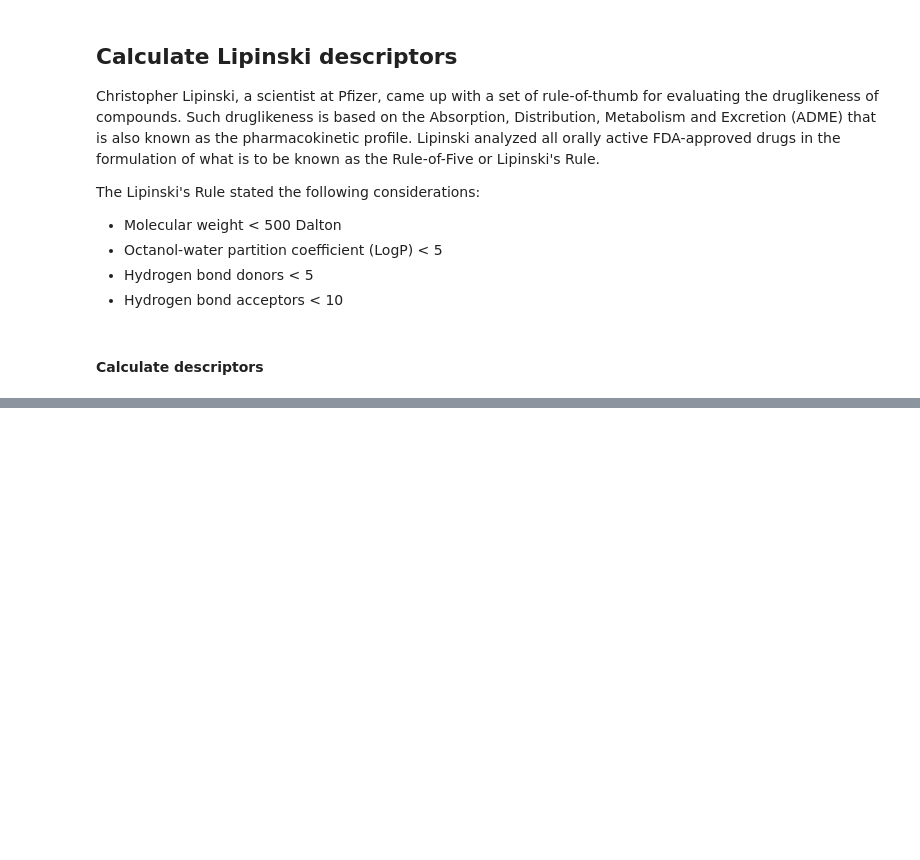
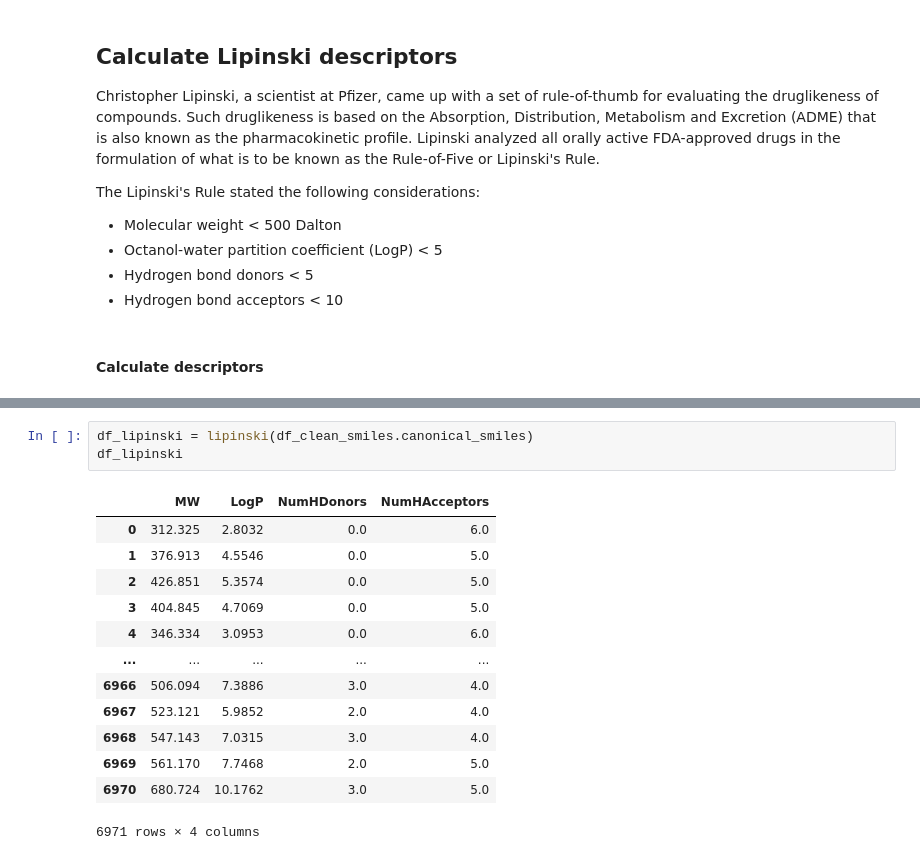
Before and after one commit to alejandrodf1/Computational-Drug-Discovery, a Jupyter notebook: notebooks/2.0-Acetylcholinesterase_exploratory_data_analysis.ipynb, the cells around one changed output, grey strips where cells are left out. Drawn from its saved outputs; the diff is of its cells as text; blank space fills up the shorter version.

```diff
--- a/notebooks/2.0-Acetylcholinesterase_exploratory_data_analysis.ipynb
+++ b/notebooks/2.0-Acetylcholinesterase_exploratory_data_analysis.ipynb
@@ -96,0 +114,17 @@ def lipinski(smiles, verbose=False):
+# %%
+df_lipinski = lipinski(df_clean_smiles.canonical_smiles)
+df_lipinski
+# %% [output]
+|  | MW | LogP | NumHDonors | NumHAcceptors |
+| 0 | 312.325 | 2.8032 | 0.0 | 6.0 |
+| 1 | 376.913 | 4.5546 | 0.0 | 5.0 |
+| 2 | 426.851 | 5.3574 | 0.0 | 5.0 |
+| 3 | 404.845 | 4.7069 | 0.0 | 5.0 |
+| 4 | 346.334 | 3.0953 | 0.0 | 6.0 |
+| ... | ... | ... | ... | ... |
+| 6966 | 506.094 | 7.3886 | 3.0 | 4.0 |
+| 6967 | 523.121 | 5.9852 | 2.0 | 4.0 |
+| 6968 | 547.143 | 7.0315 | 3.0 | 4.0 |
+| 6969 | 561.170 | 7.7468 | 2.0 | 5.0 |
+| 6970 | 680.724 | 10.1762 | 3.0 | 5.0 |
+6971 rows × 4 columns
```
Also changed, not shown: parts of 22 cells of this notebook.
